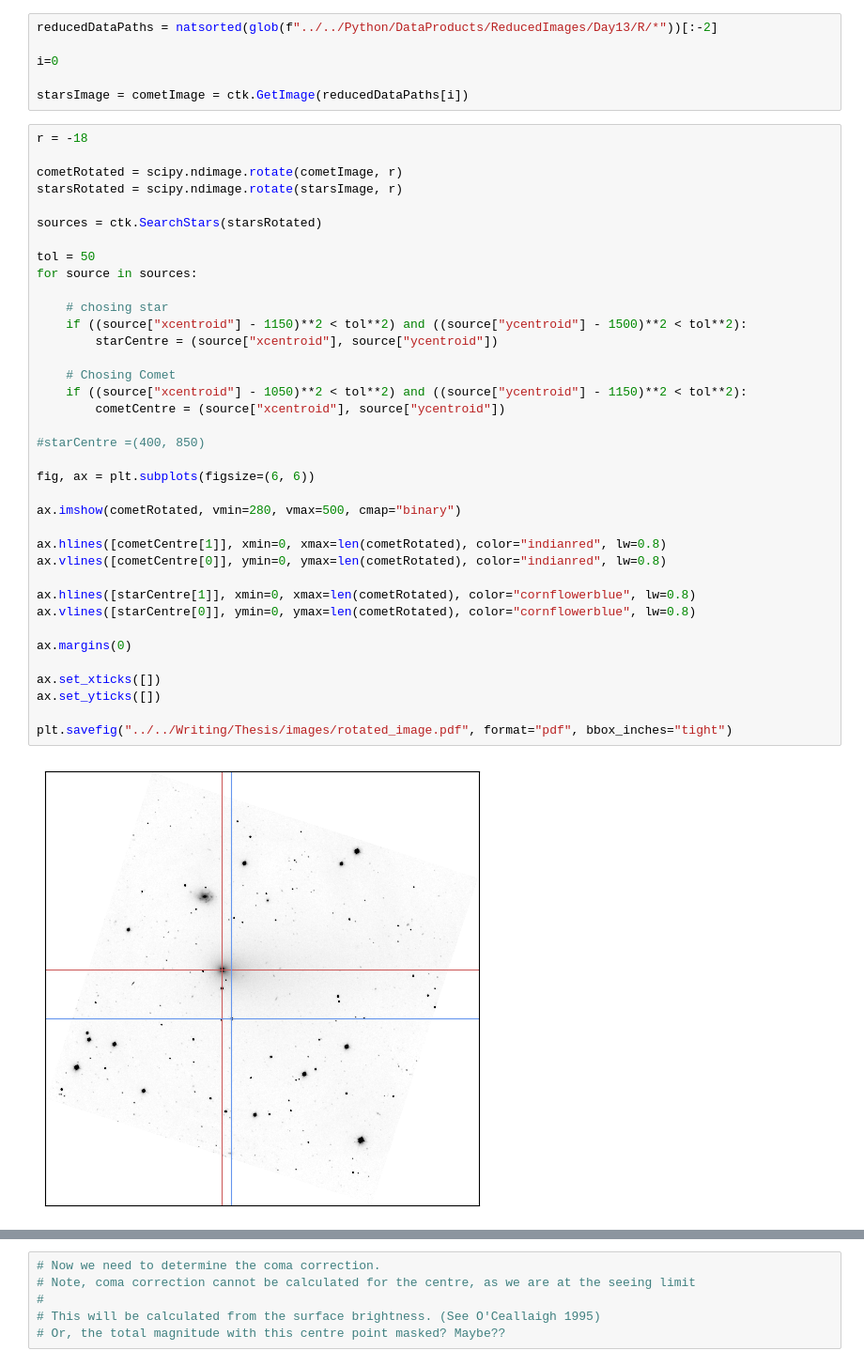
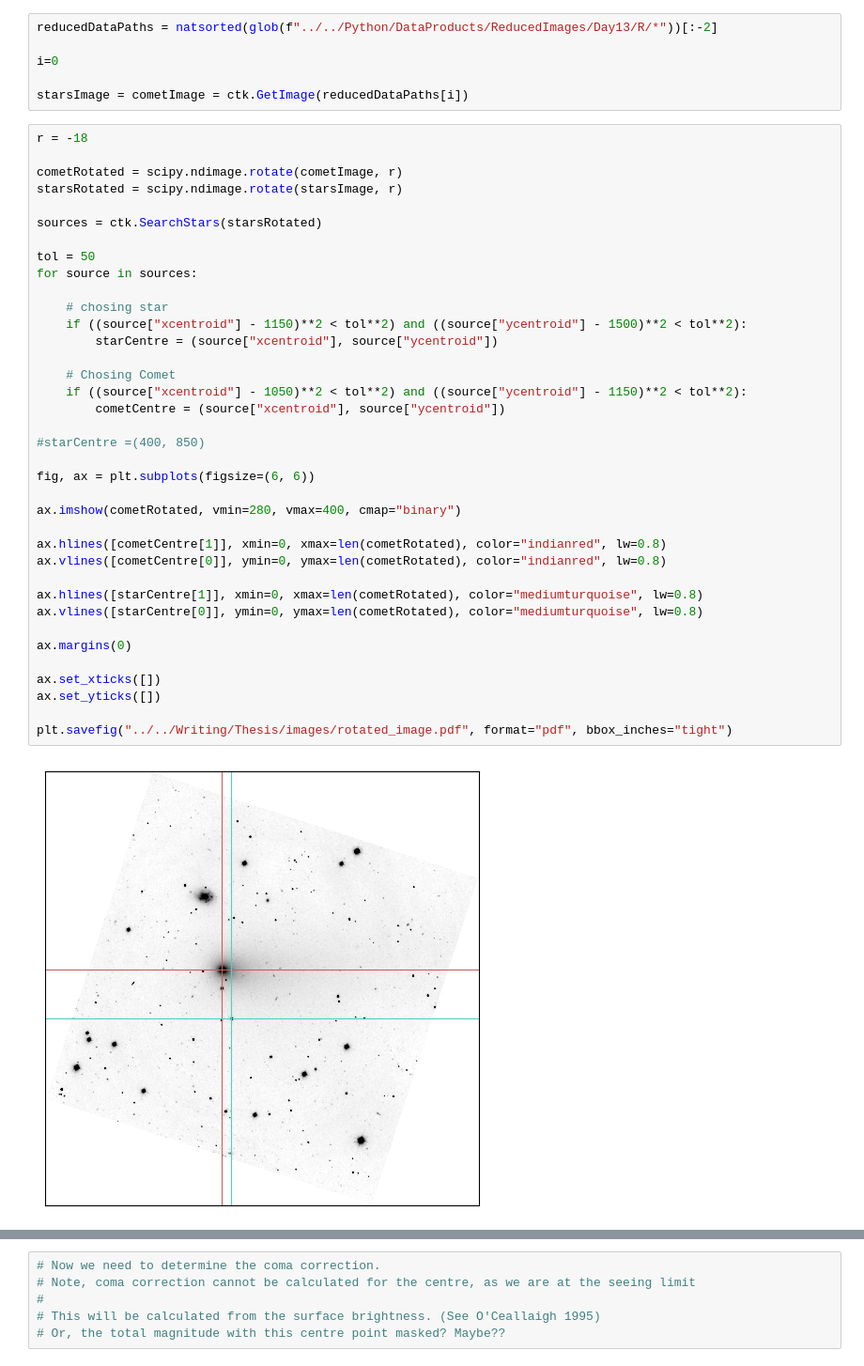
Before and after one commit to daraghhollman/Comet62P-Tsuchinshan, a Jupyter notebook: Scripts/nucleusRadius.ipynb, the cells around one changed output, grey strips where cells are left out. Shown at 94% size. Saved outputs shown, nothing was run; the diff lists cells and outputs as text.

```diff
--- a/Scripts/nucleusRadius.ipynb
+++ b/Scripts/nucleusRadius.ipynb
@@ -40,37 +40,37 @@ starsRotated = scipy.ndimage.rotate(starsImage, r)
 
 sources = ctk.SearchStars(starsRotated)
 
 tol = 50
 for source in sources:
 
     # chosing star
     if ((source["xcentroid"] - 1150)**2 < tol**2) and ((source["ycentroid"] - 1500)**2 < tol**2):
         starCentre = (source["xcentroid"], source["ycentroid"])
 
     # Chosing Comet
     if ((source["xcentroid"] - 1050)**2 < tol**2) and ((source["ycentroid"] - 1150)**2 < tol**2):
         cometCentre = (source["xcentroid"], source["ycentroid"])
 
 #starCentre =(400, 850)
 
 fig, ax = plt.subplots(figsize=(6, 6))
 
-ax.imshow(cometRotated, vmin=280, vmax=500, cmap="binary")
+ax.imshow(cometRotated, vmin=280, vmax=400, cmap="binary")
 
 ax.hlines([cometCentre[1]], xmin=0, xmax=len(cometRotated), color="indianred", lw=0.8)
 ax.vlines([cometCentre[0]], ymin=0, ymax=len(cometRotated), color="indianred", lw=0.8)
 
-ax.hlines([starCentre[1]], xmin=0, xmax=len(cometRotated), color="cornflowerblue", lw=0.8)
-ax.vlines([starCentre[0]], ymin=0, ymax=len(cometRotated), color="cornflowerblue", lw=0.8)
+ax.hlines([starCentre[1]], xmin=0, xmax=len(cometRotated), color="mediumturquoise", lw=0.8)
+ax.vlines([starCentre[0]], ymin=0, ymax=len(cometRotated), color="mediumturquoise", lw=0.8)
 
 ax.margins(0)
 
 ax.set_xticks([])
 ax.set_yticks([])
 
 plt.savefig("../../Writing/Thesis/images/rotated_image.pdf", format="pdf", bbox_inches="tight")
 # %% [output]
-[figure, old version]
+[figure, new version]
 # %%
 # Get perpendicular profiles
 
```
Also changed, not shown: parts of 5 cells of this notebook, 2 other files.
